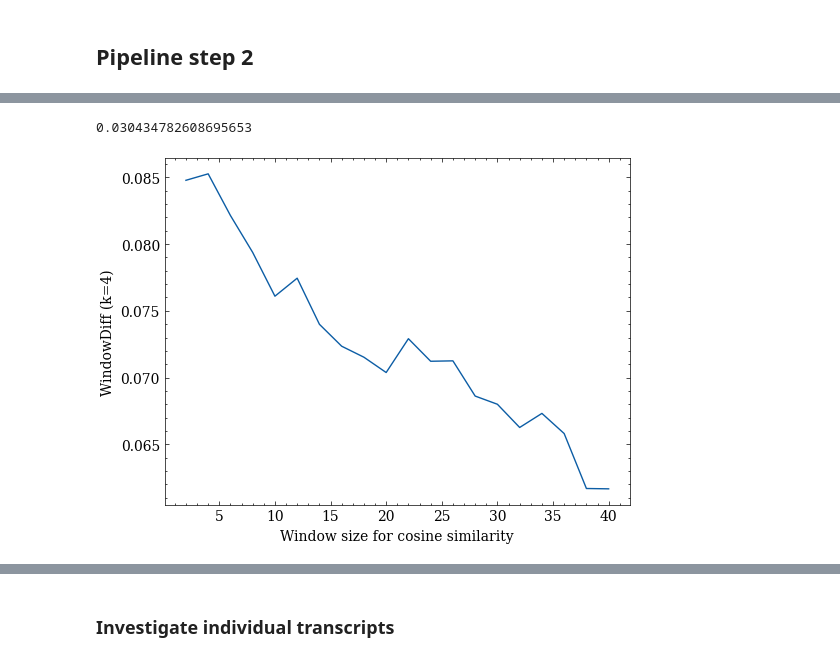
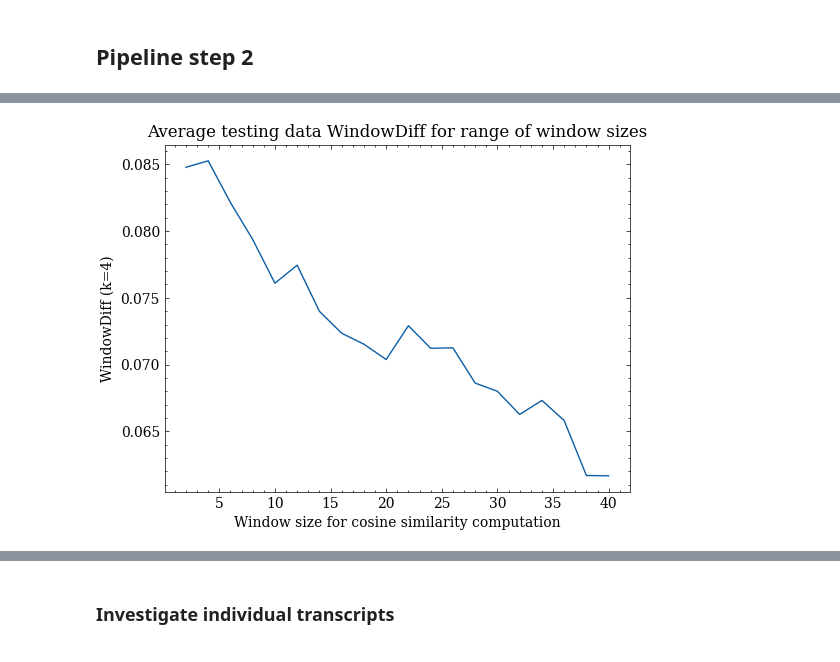
Before and after one commit to OskarMunck/Thesis, a Jupyter notebook: 4.topic_tiling.ipynb, the cells around one changed output, grey strips where cells are left out. Saved outputs shown, nothing was run; the diff lists cells and outputs as text; code cells hidden in the pictures.

```diff
--- a/4.topic_tiling.ipynb
+++ b/4.topic_tiling.ipynb
@@ -377,29 +353,18 @@ evaluation_df.loc[0:50]
 | 48 | 3p9FLEH5V5sCGHhGubaYZc | 7 | 4 | 0 | 3 | 0.042357 | ... |
 | 49 | 3p9FLEH5V5sCGHhGubaYZc | 7 | 8 | 1 | 3 | 0.057090 | ... |
 | 50 | 3p9FLEH5V5sCGHhGubaYZc | 7 | 4 | 0 | 0 | 0.060773 | ... |
-# %%
-evaluation_df.window_diff.min()
-# %% [output]
-0.030434782608695653
 # %%
 # Plot evaluation metric
-from matplotlib.pyplot import figure
 figure(figsize=(6, 4.5))
-
-# grouped_df = evaluation_df.groupby('window_size')[['precision', 'recall', 'F1']].mean()
-# sns.lineplot(data= grouped_df, x='window_size', y='precision', label = 'precision')
-# sns.lineplot(data= grouped_df, x='window_size', y='recall', label = 'recall')
-# sns.lineplot(data= grouped_df, x='window_size', y='F1', label ='F1')
 
 grouped_df = evaluation_df.groupby('window_size')[['window_diff']].mean()
 sns.lineplot(data = grouped_df, x='window_size', y='window_diff')
 plt.ylabel('WindowDiff (k=4)')
-plt.xlabel('Window size for cosine similarity')
+plt.xlabel('Window size for cosine similarity computation')
+plt.title('Average testing data WindowDiff for range of window sizes')
 plt.show()
-# word embeddings, hbscan 25
-#with smoothing and alterated control flow: 3
 # %% [output]
-[figure, old version]
+[figure, new version]
 # %%
 figure(figsize=(8, 6))
 
```
Also changed, not shown: parts of 4 cells of this notebook.
